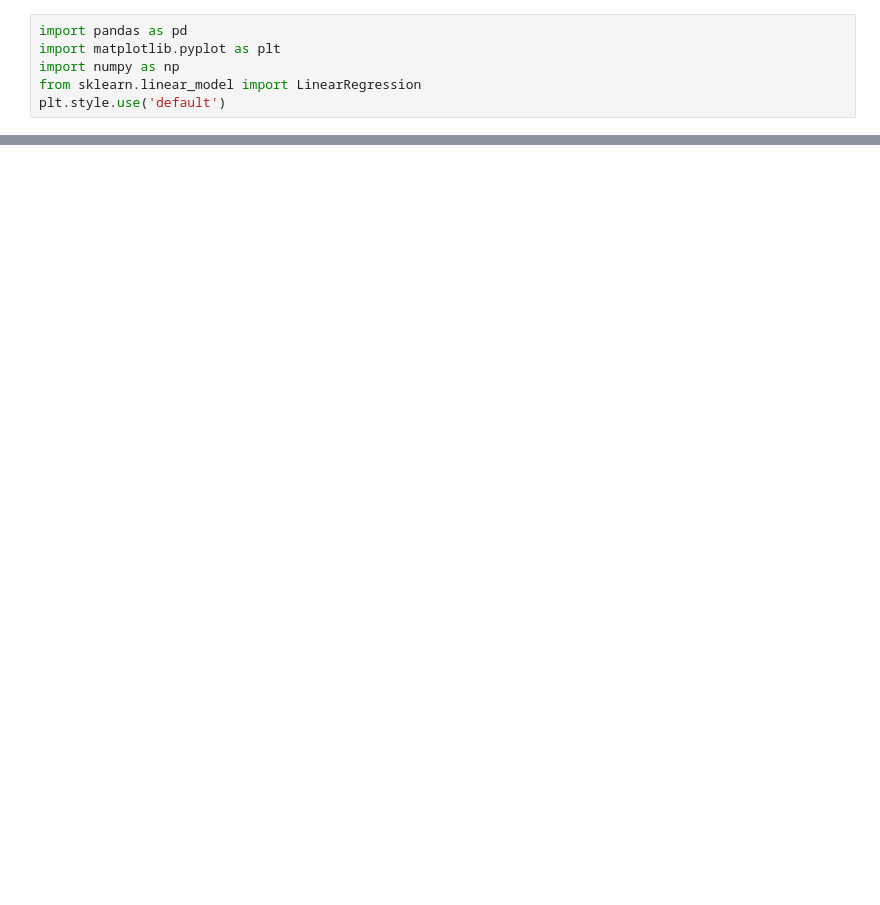
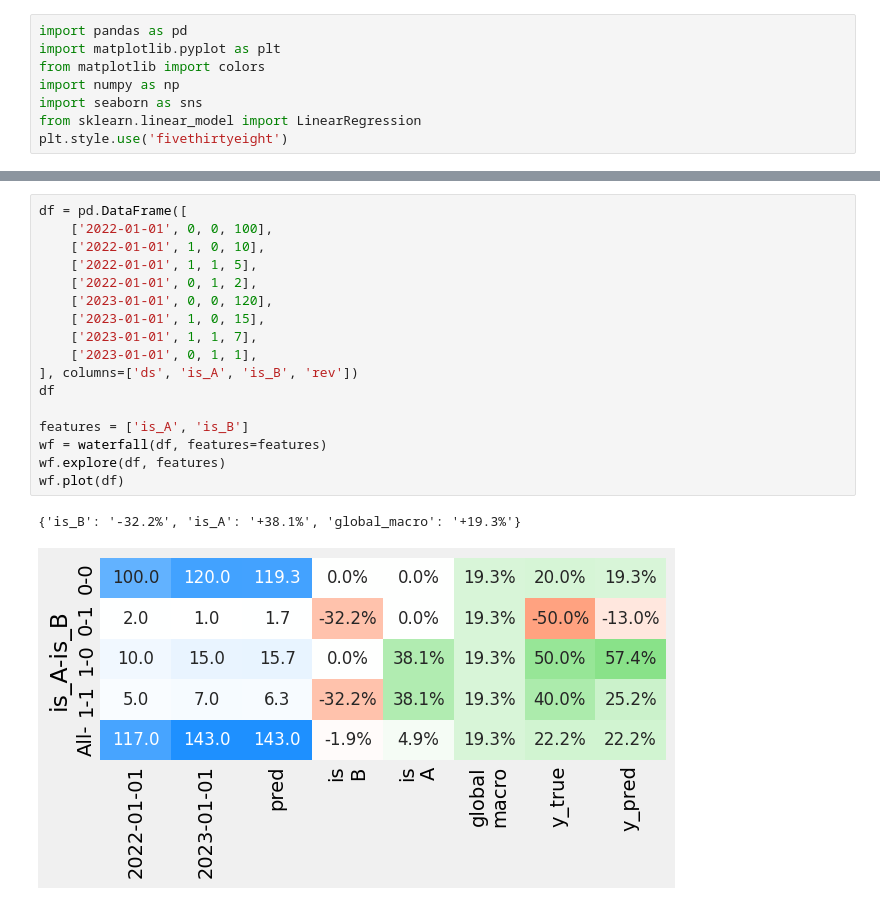
Before and after one commit to noallynoclan/colab, a Jupyter notebook: 230319_waterfall.ipynb, the cells around one changed output, grey strips where cells are left out. Saved outputs shown, nothing was run; the diff lists cells and outputs as text; blank space fills up the shorter version.

```diff
--- a/230319_waterfall.ipynb
+++ b/230319_waterfall.ipynb
@@ -3,6 +3,8 @@
 # %%
 import pandas as pd
 import matplotlib.pyplot as plt
+from matplotlib import colors
 import numpy as np
+import seaborn as sns
 from sklearn.linear_model import LinearRegression
-plt.style.use('default')
+plt.style.use('fivethirtyeight')
@@ -159,0 +179,20 @@ global      110   0.1    11.0
+# %%
+df = pd.DataFrame([
+    ['2022-01-01', 0, 0, 100],
+    ['2022-01-01', 1, 0, 10],
+    ['2022-01-01', 1, 1, 5],
+    ['2022-01-01', 0, 1, 2],
+    ['2023-01-01', 0, 0, 120],
+    ['2023-01-01', 1, 0, 15],
+    ['2023-01-01', 1, 1, 7],
+    ['2023-01-01', 0, 1, 1],
+], columns=['ds', 'is_A', 'is_B', 'rev'])
+df
+
+features = ['is_A', 'is_B']
+wf = waterfall(df, features=features)
+wf.explore(df, features)
+wf.plot(df)
+# %% [output]
+{'is_B': '-32.2%', 'is_A': '+38.1%', 'global_macro': '+19.3%'}
+[figure, added]
```
Also changed, not shown: parts of 5 cells of this notebook.
